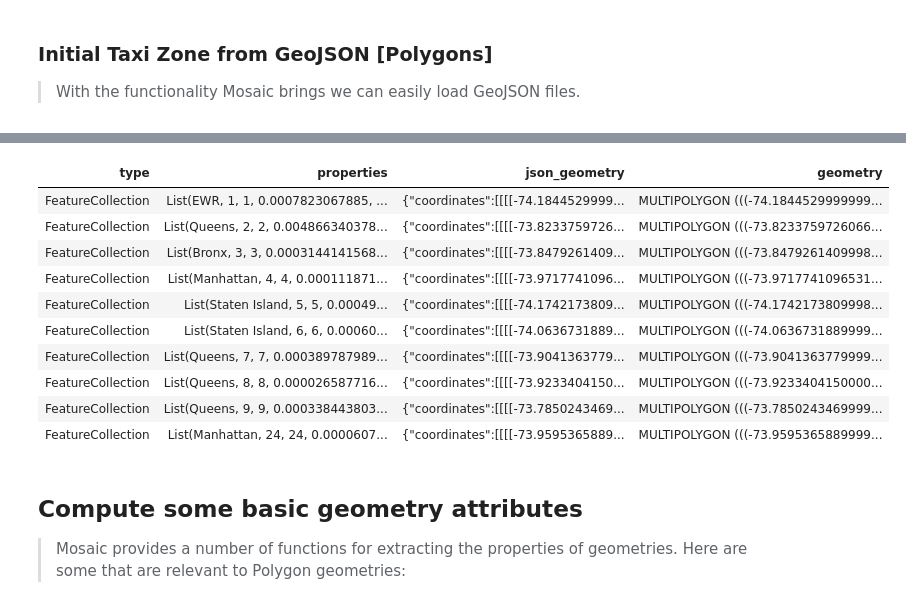
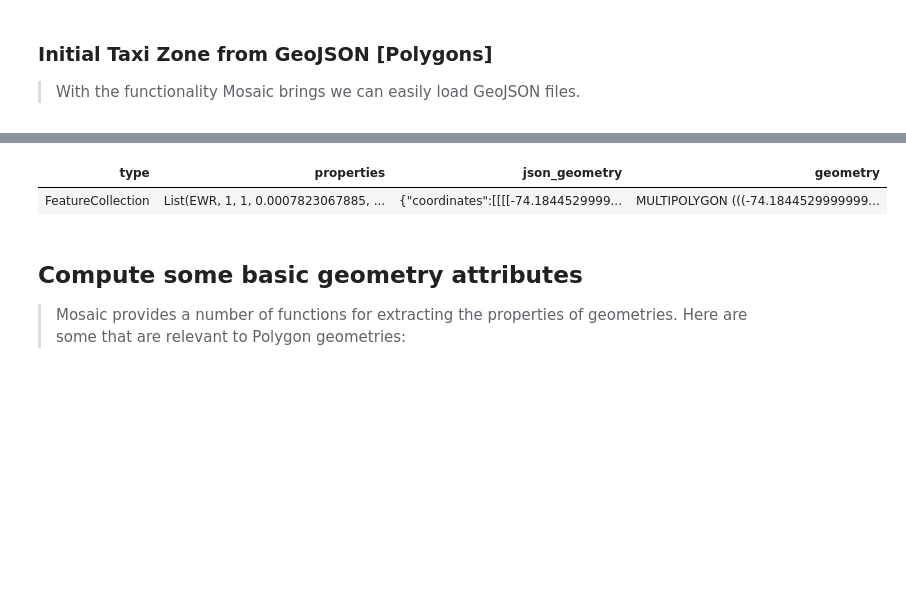
Before and after one commit to databrickslabs/mosaic, a Jupyter notebook: notebooks/examples/scala/QuickstartNotebook.ipynb, the cells around one changed output, grey strips where cells are left out. Drawn from its saved outputs; the diff is of its cells as text; code cells hidden in the pictures; blank space fills up the shorter version.

Commit message:
Add files via upload
tweaked output for ipynb

```diff
--- a/notebooks/examples/scala/QuickstartNotebook.ipynb
+++ b/notebooks/examples/scala/QuickstartNotebook.ipynb
@@ -124,19 +124,10 @@ println(s"count? ${formatter.format(neighbourhoods.count)}")
 [interactive output not drawn]
 # %%
 %scala
-display(neighbourhoods.limit(10)) // <- limiting for ipynb only
+display(neighbourhoods.limit(1)) // <- limiting for ipynb only
 # %% [output]
 | type | properties | json_geometry | geometry |
 | FeatureCollection | List(EWR, 1, 1, 0.0007823067885, ... | {"coordinates":[[[[-74.1844529999... | MULTIPOLYGON (((-74.1844529999999... |
-| FeatureCollection | List(Queens, 2, 2, 0.004866340378... | {"coordinates":[[[[-73.8233759726... | MULTIPOLYGON (((-73.8233759726066... |
-| FeatureCollection | List(Bronx, 3, 3, 0.0003144141568... | {"coordinates":[[[[-73.8479261409... | MULTIPOLYGON (((-73.8479261409998... |
-| FeatureCollection | List(Manhattan, 4, 4, 0.000111871... | {"coordinates":[[[[-73.9717741096... | MULTIPOLYGON (((-73.9717741096531... |
-| FeatureCollection | List(Staten Island, 5, 5, 0.00049... | {"coordinates":[[[[-74.1742173809... | MULTIPOLYGON (((-74.1742173809998... |
-| FeatureCollection | List(Staten Island, 6, 6, 0.00060... | {"coordinates":[[[[-74.0636731889... | MULTIPOLYGON (((-74.0636731889999... |
-| FeatureCollection | List(Queens, 7, 7, 0.000389787989... | {"coordinates":[[[[-73.9041363779... | MULTIPOLYGON (((-73.9041363779999... |
-| FeatureCollection | List(Queens, 8, 8, 0.000026587716... | {"coordinates":[[[[-73.9233404150... | MULTIPOLYGON (((-73.9233404150000... |
-| FeatureCollection | List(Queens, 9, 9, 0.000338443803... | {"coordinates":[[[[-73.7850243469... | MULTIPOLYGON (((-73.7850243469999... |
-| FeatureCollection | List(Manhattan, 24, 24, 0.0000607... | {"coordinates":[[[[-73.9595365889... | MULTIPOLYGON (((-73.9595365889999... |
 # %% [markdown]
 ##  Compute some basic geometry attributes
 
```
Also changed, not shown: parts of 1 cell of this notebook.
